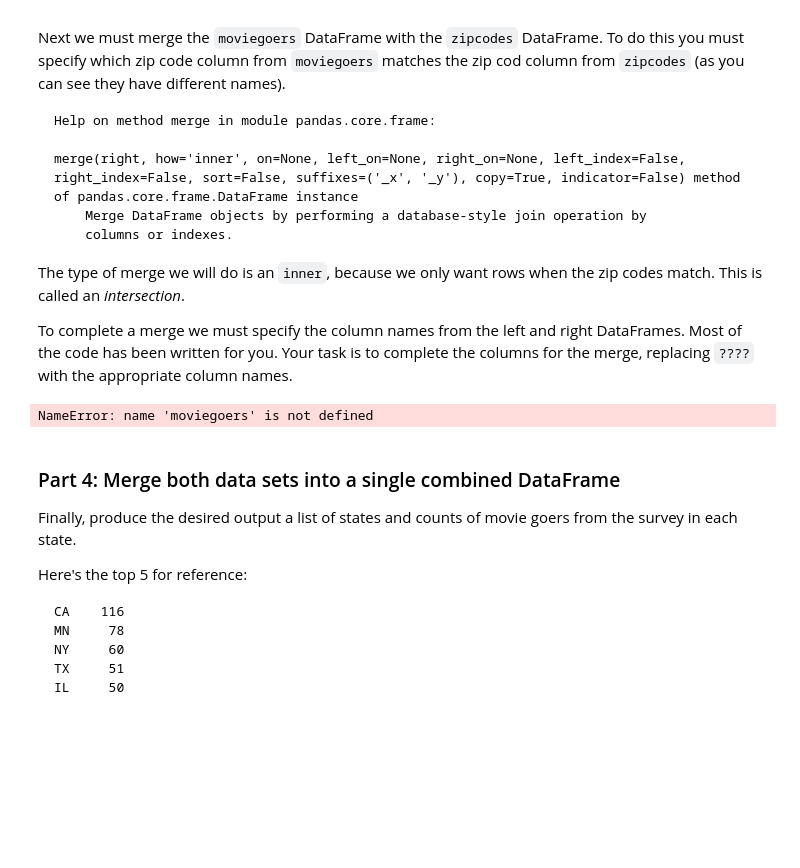
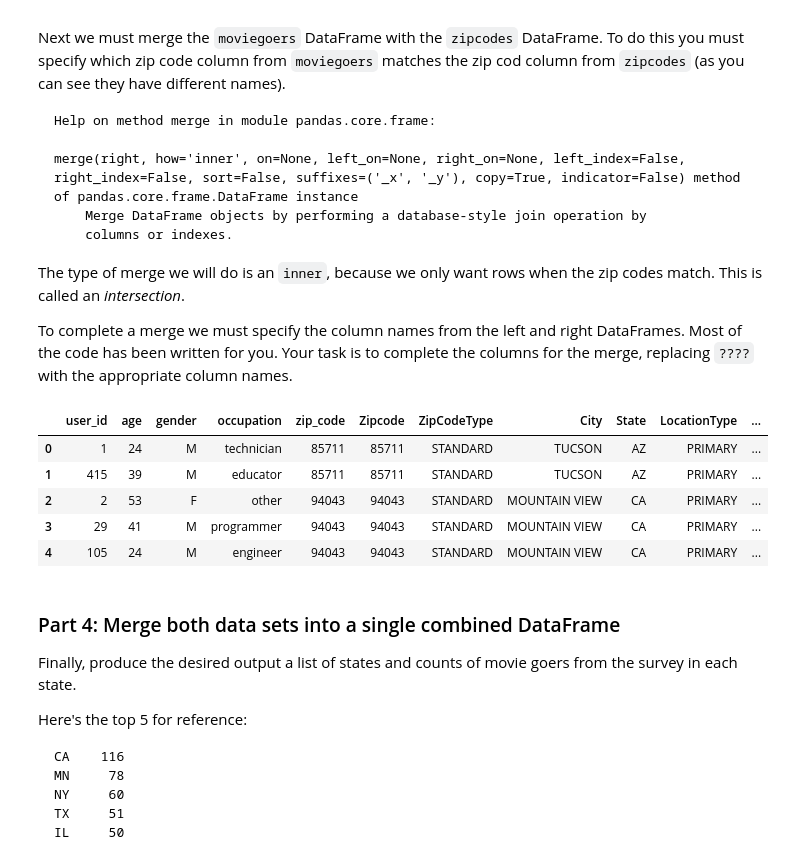
Before and after one commit to yajiao-su/istpytonproject, a Jupyter notebook: content/lessons/12/Now-You-Code/NYC2-Movie-Goers-Zipcode-Lookup.ipynb, the cells around one changed output. Drawn from its saved outputs; the diff is of its cells as text; code cells hidden in the pictures; blank space fills up the shorter version.

```diff
--- a/content/lessons/12/Now-You-Code/NYC2-Movie-Goers-Zipcode-Lookup.ipynb
+++ b/content/lessons/12/Now-You-Code/NYC2-Movie-Goers-Zipcode-Lookup.ipynb
@@ -57,9 +80,15 @@ The type of merge we will do is an `inner`, because we only want rows when the z
 
 To complete a merge we must specify the column names from the left and right DataFrames.  Most of the code has been written for you. Your task is to complete the columns for the merge, replacing `????` with the appropriate column names.
 # %%
-merged=moviegoers.merge(zipcodes,how="inner",on=None,left_on='zip_code',right_on='Zipecode',left_index=False, right_index=False, sort=False, suffixes=('_x', '_y'), copy=True, indicator=False)
+merged=moviegoers.merge(sh,how="inner",on=None,left_on='zip_code',right_on='Zipcode',left_index=False, right_index=False, sort=False, suffixes=('_x', '_y'), copy=True, indicator=False)
+merged.head()
 # %% [output]
-NameError: name 'moviegoers' is not defined
+|  | user_id | age | gender | occupation | zip_code | Zipcode | ZipCodeType | City | State | LocationType | ... |
+| 0 | 1 | 24 | M | technician | 85711 | 85711 | STANDARD | TUCSON | AZ | PRIMARY | ... |
+| 1 | 415 | 39 | M | educator | 85711 | 85711 | STANDARD | TUCSON | AZ | PRIMARY | ... |
+| 2 | 2 | 53 | F | other | 94043 | 94043 | STANDARD | MOUNTAIN VIEW | CA | PRIMARY | ... |
+| 3 | 29 | 41 | M | programmer | 94043 | 94043 | STANDARD | MOUNTAIN VIEW | CA | PRIMARY | ... |
+| 4 | 105 | 24 | M | engineer | 94043 | 94043 | STANDARD | MOUNTAIN VIEW | CA | PRIMARY | ... |
 # %% [markdown]
 ### Part 4: Merge both data sets into a single combined DataFrame
 
```
Also changed, not shown: parts of 4 cells of this notebook, 2 other files.
